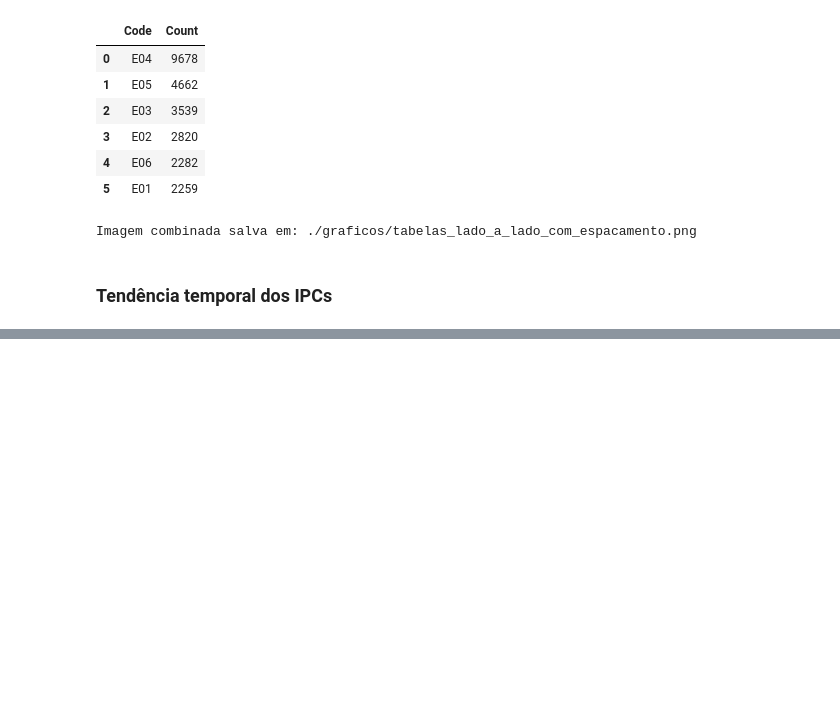
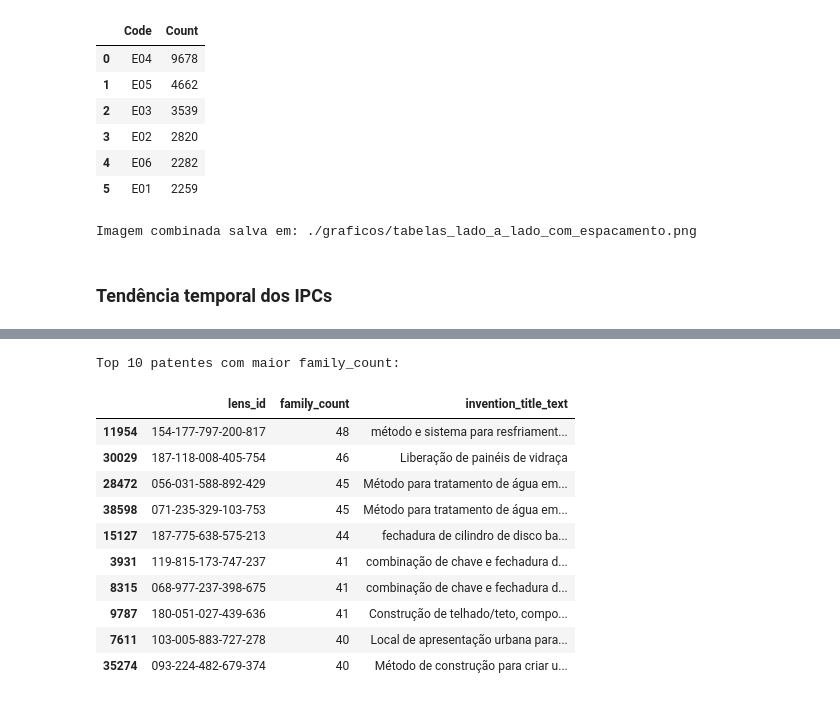
Before and after one commit to devlhm/artigo-rp2, a Jupyter notebook: analise_patentes/analise.ipynb, the cells around one changed output, grey strips where cells are left out. Drawn from its saved outputs; the diff is of its cells as text; code cells hidden in the pictures; blank space fills up the shorter version.

Commit message:
feat: claims number and family count per patent

```diff
--- a/analise_patentes/analise.ipynb
+++ b/analise_patentes/analise.ipynb
@@ -685,0 +725,55 @@ filtered_ipcr.to_csv('./datasets/database-filtrado.csv.zip', index=False, compre
+# %%
+import ast
+
+def extract_family_count(families):
+    """
+    Extrai o número de jurisdições únicas da família de patentes.
+    """
+    if families is None:
+        return 0
+
+    try:
+        # Se for string, converte para dict
+        if isinstance(families, str):
+            families_dict = ast.literal_eval(families)
+        else:
+            families_dict = families
+
+        # Usa extended_family se disponível, senão simple_family
+        family_data = families_dict.get('extended_family') or families_dict.get('simple_family')
+
+        if not family_data or 'members' not in family_data:
+            return 0
+
+        # Extrai jurisdições únicas
+        jurisdictions = set()
+        for member in family_data['members']:
+            if isinstance(member, dict) and 'document_id' in member:
+                jurisdiction = member['document_id'].get('jurisdiction')
+                if jurisdiction:
+                    jurisdictions.add(jurisdiction)
+
+        return len(jurisdictions)
+
+    except Exception:
+        return 0
+
+# Adiciona a coluna family_count
+filtered_ipcr['family_count'] = filtered_ipcr['families'].apply(extract_family_count)
+
+# Visualiza alguns resultados
+print("\nTop 10 patentes com maior family_count:")
+filtered_ipcr.nlargest(10, 'family_count')[['lens_id', 'family_count', 'invention_title_text']]
+# %% [output]
+Top 10 patentes com maior family_count:
+|  | lens_id | family_count | invention_title_text |
+| 11954 | 154-177-797-200-817 | 48 | método e sistema para resfriament... |
+| 30029 | 187-118-008-405-754 | 46 | Liberação de painéis de vidraça |
+| 28472 | 056-031-588-892-429 | 45 | Método para tratamento de água em... |
+| 38598 | 071-235-329-103-753 | 45 | Método para tratamento de água em... |
+| 15127 | 187-775-638-575-213 | 44 | fechadura de cilindro de disco ba... |
+| 3931 | 119-815-173-747-237 | 41 | combinação de chave e fechadura d... |
+| 8315 | 068-977-237-398-675 | 41 | combinação de chave e fechadura d... |
+| 9787 | 180-051-027-439-636 | 41 | Construção de telhado/teto, compo... |
+| 7611 | 103-005-883-727-278 | 40 | Local de apresentação urbana para... |
+| 35274 | 093-224-482-679-374 | 40 | Método de construção para criar u... |
```
Also changed, not shown: parts of 4 cells of this notebook, 3 other files.
